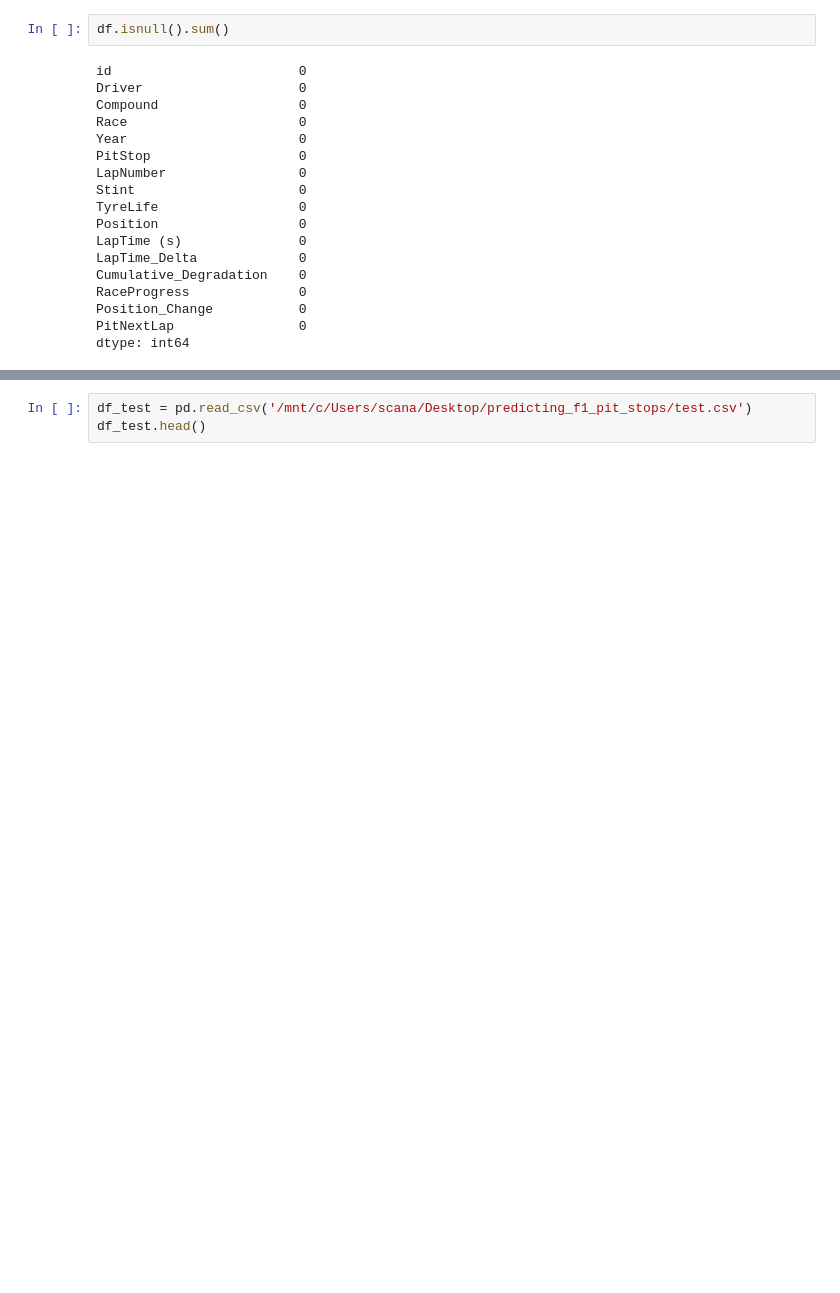
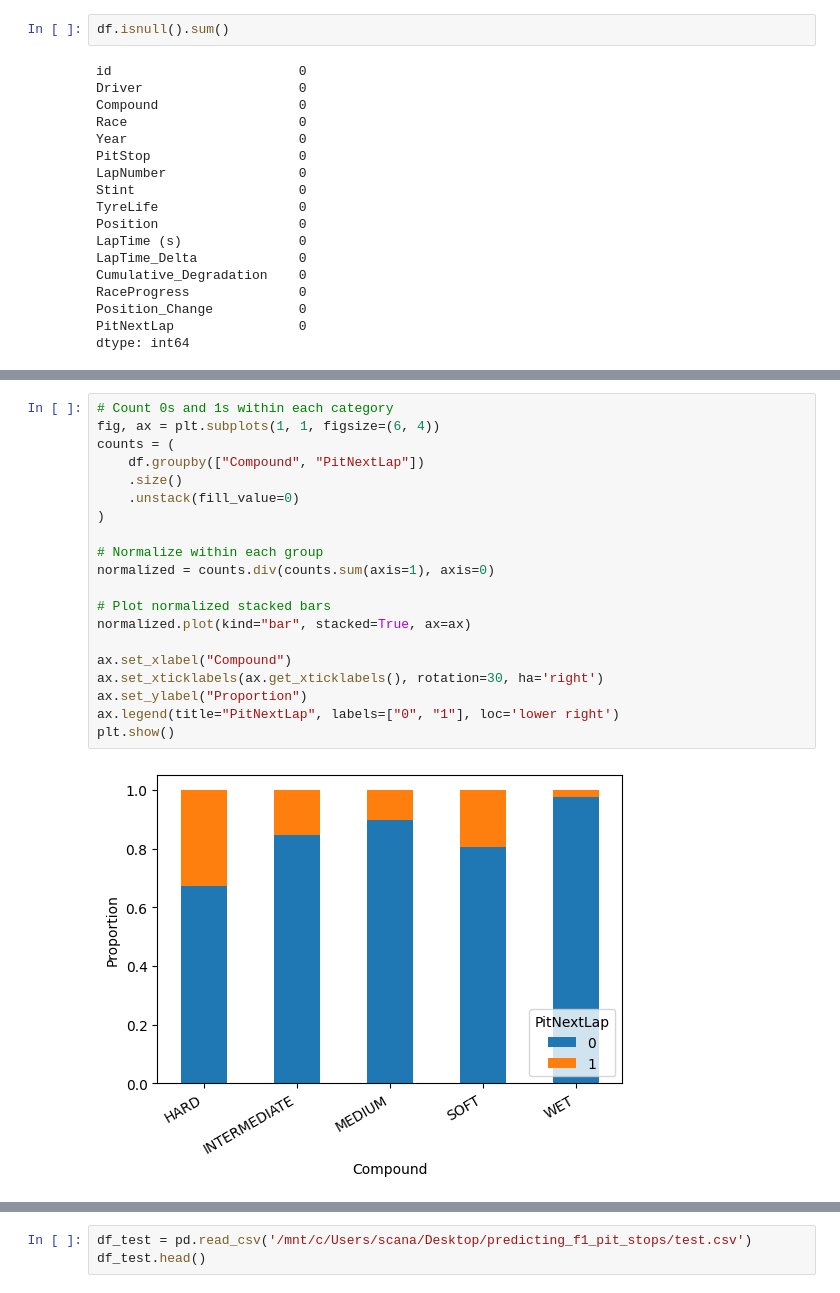
Before and after one commit to giacomoscanavini/data_science_notebooks, a Jupyter notebook: predicting_f1_pit_stops.ipynb, the cells around one changed output, grey strips where cells are left out. Saved outputs shown, nothing was run; the diff lists cells and outputs as text; blank space fills up the shorter version.

```diff
--- a/predicting_f1_pit_stops.ipynb
+++ b/predicting_f1_pit_stops.ipynb
@@ -129,0 +138,22 @@ plt.show()
+# %%
+# Count 0s and 1s within each category
+fig, ax = plt.subplots(1, 1, figsize=(6, 4))
+counts = (
+    df.groupby(["Compound", "PitNextLap"])
+    .size()
+    .unstack(fill_value=0)
+)
+
+# Normalize within each group
+normalized = counts.div(counts.sum(axis=1), axis=0)
+
+# Plot normalized stacked bars
+normalized.plot(kind="bar", stacked=True, ax=ax)
+
+ax.set_xlabel("Compound")
+ax.set_xticklabels(ax.get_xticklabels(), rotation=30, ha='right')
+ax.set_ylabel("Proportion")
+ax.legend(title="PitNextLap", labels=["0", "1"], loc='lower right')
+plt.show()
+# %% [output]
+[figure, added]
```
Also changed, not shown: parts of 11 cells of this notebook.
